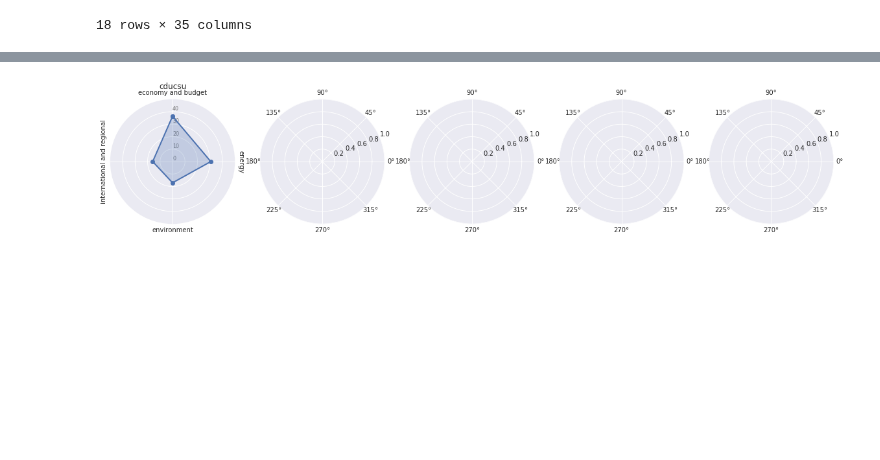
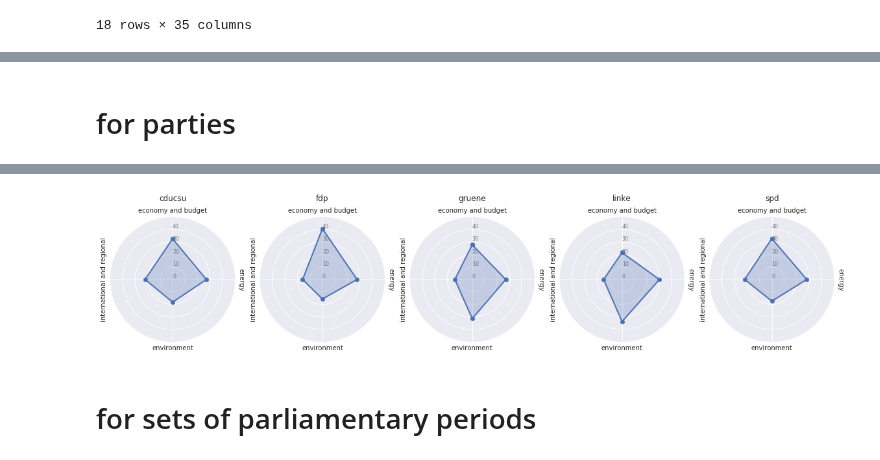
Before and after one commit to mcc-apsis/coal-discourse, a Jupyter notebook: 13a_fig_co-occurrence_by_time_and_party.ipynb, the cells around one changed output, grey strips where cells are left out. Drawn from its saved outputs; the diff is of its cells as text; code cells hidden in the pictures; blank space fills up the shorter version.

```diff
--- a/13a_fig_co-occurrence_by_time_and_party.ipynb
+++ b/13a_fig_co-occurrence_by_time_and_party.ipynb
@@ -783,8 +331,0 @@ saved graph in ./plots/topic_analysis_2350/topic_correlations/topic_correlations
-# %%
-# test correlation threshold
-
-corr = corr_topics(1739, party_name='spd')
-
-threshold = corr_hist(corr, 90)
-
-G = get_graph(corr, threshold)
@@ -1122,10 +390,0 @@ topic_classification #['classification']
-# %%
-# for one network:
-
-graph_file = os.path.join(save_dir, 'topic_correlations_run{}_party_None.graphml'.format(run_id, party_name))
-
-G = nx.read_graphml(graph_file)
-
-classes = ["economy and budget", "energy", "environment", "international and regional"]
-centrality_sums = get_centrality_sums(G, topic_classification, classes)
-centrality_sums
@@ -1145,5 +391,16 @@ spider_graph(centrality_sums['pct weighted degree'].values, classes)
+# %% [markdown]
+# for parties
 # %%
-# for parties:
+correlation_method = 'event_sync' #'spearman'
+
+new_labels = False
+threshold0 = False
+percentile = 90
+filter_occurrence_no = None
+wo_procedural = True
+
+# increase space between axis and title
+mpl.rcParams['axes.titlepad'] = 15.
 
 classes = ["economy and budget", "energy", "environment", "international and regional"]
 parties = ["cducsu", "fdp", "gruene", "linke", "spd"]
@@ -1152,29 +409,44 @@ fig, axs = plt.subplots(1, len(parties), subplot_kw=dict(polar=True), figsize=(4
 
 for i, party_name in enumerate(parties):
 
-    graph_file = os.path.join(save_dir, 'topic_correlations_run{}_party_{}_pct90_{}_1990.graphml'.format(run_id, party_name, correlation_method))
+    corr, pvalues = corr_topics(run_id,
+                                party_name=party_name,
+                                period_list=[12, 13, 14, 15, 16, 17, 18, 19],
+                                filter_occurrence_no=filter_occurrence_no,
+                                method=correlation_method)
+    # start from 1990, i.e. 12th parliamentary period
 
-    G_party = nx.read_graphml(graph_file)
+    if wo_procedural:
+        topic_dir = "plots/topic_analysis_{}/".format(run_id)
+        topic_classification = pd.read_csv(topic_dir + '0_topic_list_run{}_labeled.csv'.format(run_id), index_col=0)
+        procedural_topic_ids = topic_classification[topic_classification['classification'] == 'procedural and general politics'].index
+        procedural_topic_ids
 
-    nx.set_node_attributes(G_party, dict(nx.degree(G_party, weight='weight')), 'weighted degree')
-    nx.set_node_attributes(G_party, dict(nx.degree(G_party)), 'degree')
-    nx.set_node_attributes(G_party, dict(nx.betweenness_centrality(G_party)), 'betweenness')
+        corr = corr.drop(procedural_topic_ids, axis=0)
+        corr = corr.drop(procedural_topic_ids, axis=1)
 
-    centrality_measures = ['degree', 'weighted degree', 'betweenness']
+    # set diagonal elements to zero
+    corr.values[[np.arange(corr.shape[0])]*2] = 0
+    #show_matrix(corr)
+
+    centrality_measures = ['mean sum', 'total sum']
     centrality_sums = pd.DataFrame(0, columns=centrality_measures, index=classes)
 
     for cl in classes:
-        topic_labels = topic_classification[topic_classification['classification'] == cl]['label'].values
-        for node_id, attr in G_party.nodes(data=True):
-            if attr['label'] in topic_labels:
-                for cm in centrality_measures:
-                    centrality_sums.loc[cl, cm] += attr[cm]
+        topic_info = topic_classification[topic_classification['classification'] == cl]
+        topic_labels = topic_info['label'].values
+        topic_ids = topic_info.index
+
+        centrality_sums.loc[cl, 'mean sum'] = corr[topic_ids].sum().mean()
+        centrality_sums.loc[cl, 'total sum'] = corr[topic_ids].sum().sum()
 
     for cm in centrality_measures:
         centrality_sums['pct ' + cm] = 100 * centrality_sums[cm] / centrality_sums[cm].sum()
 
-    spider_graph(centrality_sums['pct degree'].values, classes, ax=axs[i],
+    print(party_name)
+    print(centrality_sums)
+    spider_graph(centrality_sums['pct total sum'].values, classes, ax=axs[i],
                  title=party_name, ymax=50)
 
-fig.savefig(os.path.join(save_dir, "graph_run_{}_aggregate_degree_spiders_parties_{}_1990".format(run_id, correlation_method)), bbox_inches="tight")
+fig.savefig(os.path.join(save_dir, "graph_run_{}_aggregate_total_sum_spiders_parties_{}_1990".format(run_id, correlation_method)), bbox_inches="tight")
 # %% [output]
@@ -1182,2 +481,4 @@ AttributeError: Unknown property pad
-[figure, old version]
+[figure, new version]
+# %% [markdown]
+# for sets of parliamentary periods
 # %%
```
Also changed, not shown: parts of 27 cells of this notebook, 10 other files.
